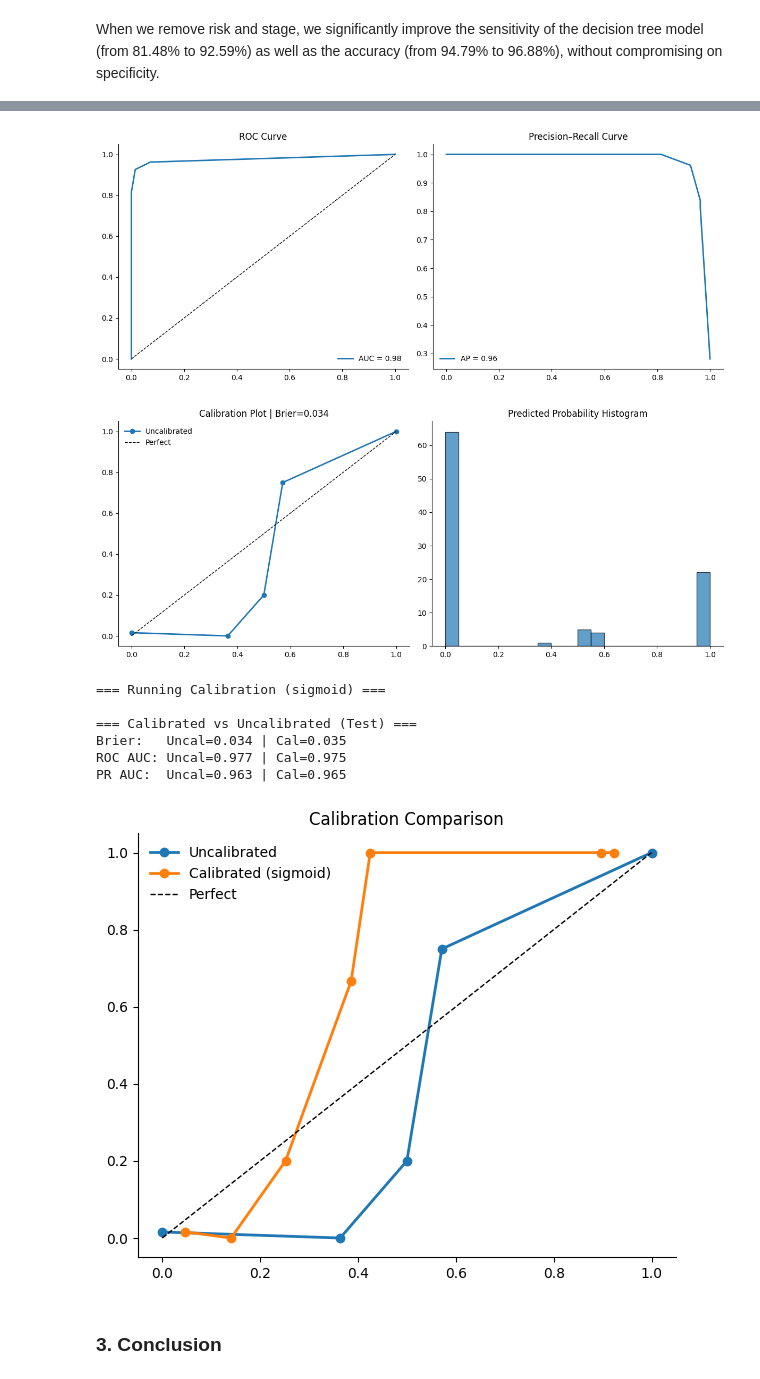
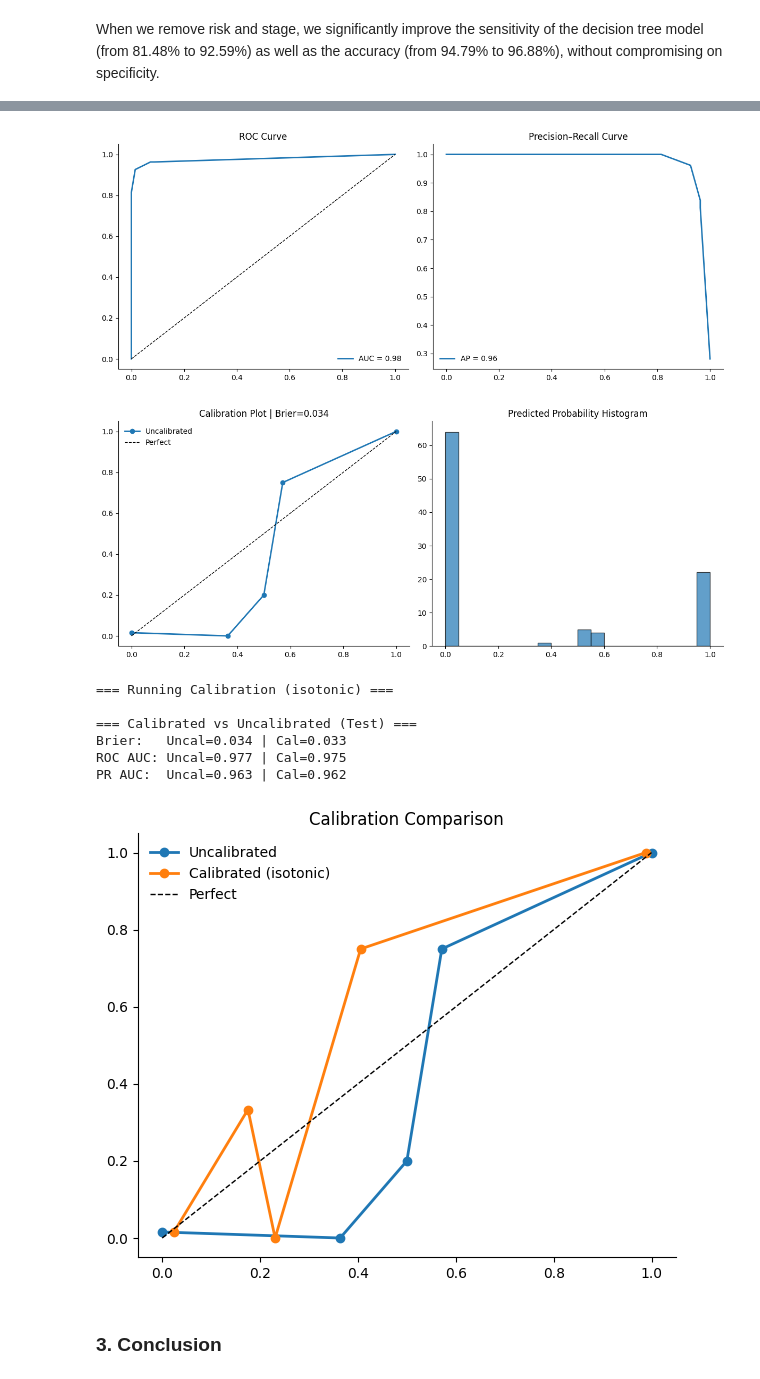
Before and after one commit to andrewnana/Python-Machine-Learning, a Jupyter notebook: Tcr-part2-Machine-Learning-Scikt.ipynb, the cells around one changed output, grey strips where cells are left out. Saved outputs shown, nothing was run; the diff lists cells and outputs as text; code cells hidden in the pictures.

```diff
--- a/Tcr-part2-Machine-Learning-Scikt.ipynb
+++ b/Tcr-part2-Machine-Learning-Scikt.ipynb
@@ -1142,38 +1142,38 @@ ANN                        85.19       100.00  100.00  94.52  97.80     95.83
 When we remove risk and stage, we significantly improve the sensitivity of the decision tree model (from 81.48% to 92.59%) as well as the accuracy (from 94.79% to 96.88%), without compromising on specificity.
 # %%
 evaluate_and_calibrate(best_model_dt_r, X_r_train, y_r_train, X_r_test, y_r_test,
-                       POS="Yes", calibrate=True, method="sigmoid")
+                       POS="Yes", calibrate=True, method="isotonic")
 # %% [output]
 === Classification Report (Uncalibrated) ===
               precision    recall  f1-score   support
 
           No      0.971     0.986     0.978        69
          Yes      0.962     0.926     0.943        27
 
     accuracy                          0.969        96
    macro avg      0.966     0.956     0.961        96
 weighted avg      0.969     0.969     0.969        96
 
 Accuracy              : 96.88%
 F1 Score              : 94.34%
 Precision             : 96.15%
 Recall                : 92.59%
 ROC AUC               : 0.977
 PR AUC (Avg Precision): 0.963
 
 Confusion Matrix (rows=true, cols=pred):
  [[68  1]
  [ 2 25]]
 [figure]
 [figure]
 [figure]
-=== Running Calibration (sigmoid) ===
+=== Running Calibration (isotonic) ===
 
 === Calibrated vs Uncalibrated (Test) ===
-Brier:   Uncal=0.034 | Cal=0.035
+Brier:   Uncal=0.034 | Cal=0.033
 ROC AUC: Uncal=0.977 | Cal=0.975
-PR AUC:  Uncal=0.963 | Cal=0.965
+PR AUC:  Uncal=0.963 | Cal=0.962
-[figure, old version]
+[figure, new version]
 # %% [markdown]
 ### 3. Conclusion
 # %% [markdown]
```
